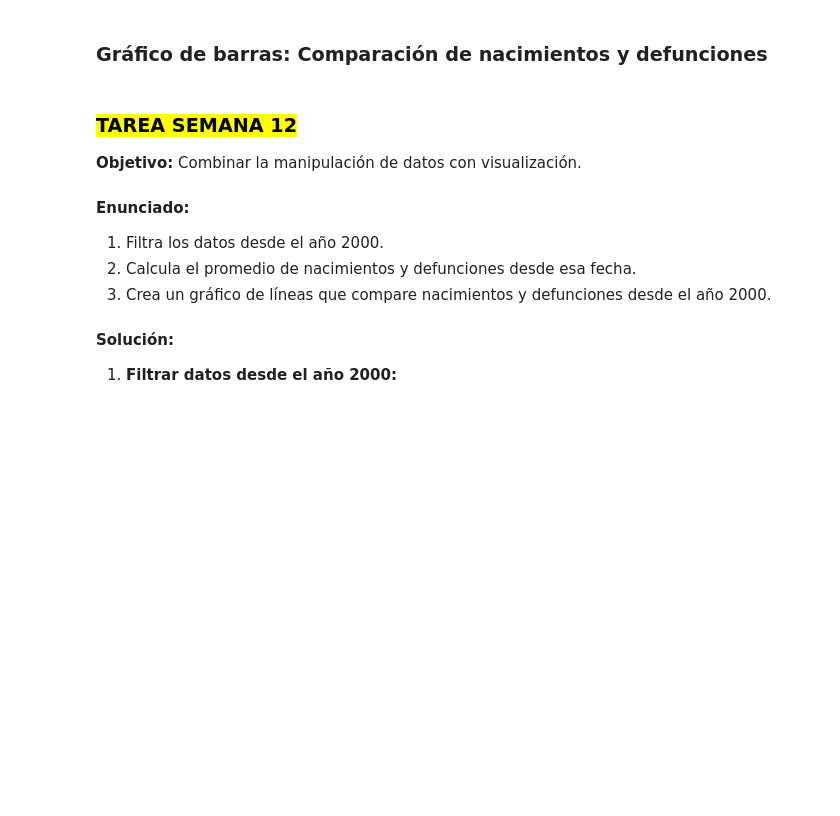
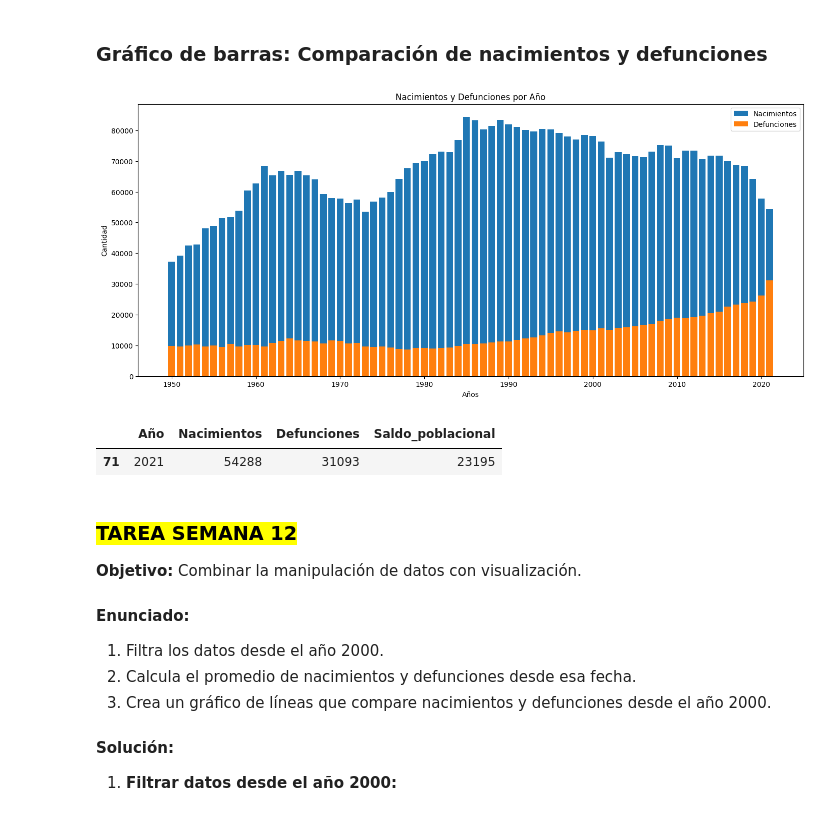
Before and after one commit to Nash9505/Programacion-Python-Basico-GRUPO-1---6181133432, a Jupyter notebook: Clases/Clase 10/Tarea Semana 12.ipynb, the cells around one changed output. Drawn from its saved outputs; the diff is of its cells as text; code cells hidden in the pictures; blank space fills up the shorter version.

```diff
--- a/Clases/Clase 10/Tarea Semana 12.ipynb
+++ b/Clases/Clase 10/Tarea Semana 12.ipynb
@@ -220,8 +257,25 @@ import matplotlib.pyplot as plt
+# %%
+# Crear gráfico de barras
+
+plt.figure(figsize=(17,7))
+plt.bar(df['Año'], df['Nacimientos'], label='Nacimientos')
+plt.bar(df['Año'], df['Defunciones'], label='Defunciones')
+
+plt.title('Nacimientos y Defunciones por Año')
+plt.xlabel('Años')
+plt.ylabel('Cantidad')
+plt.legend()
+plt.show()
+# %% [output]
+[figure, added]
 # %%
 # Filtrar datos del último año
 ultimo_anio = df[df['Año'] == df['Año'].max()]
-
+ultimo_anio
 # Crear gráfico de barras
+# %% [output]
+|  | Año | Nacimientos | Defunciones | Saldo_poblacional |
+| 71 | 2021 | 54288 | 31093 | 23195 |
 # %% [markdown]
 ### **<mark>TAREA SEMANA 12</mark>**
 
```
Also changed, not shown: parts of 9 cells of this notebook.
